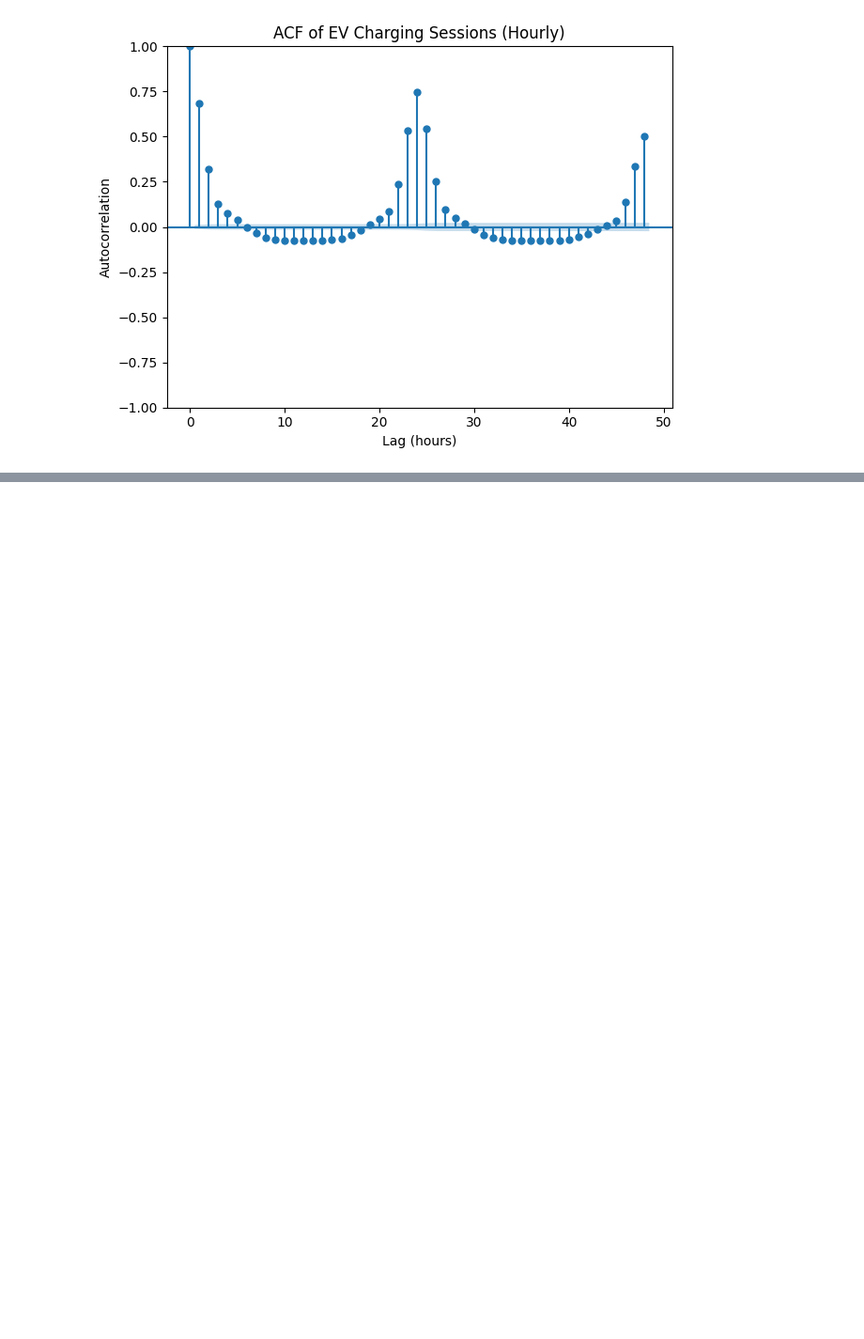
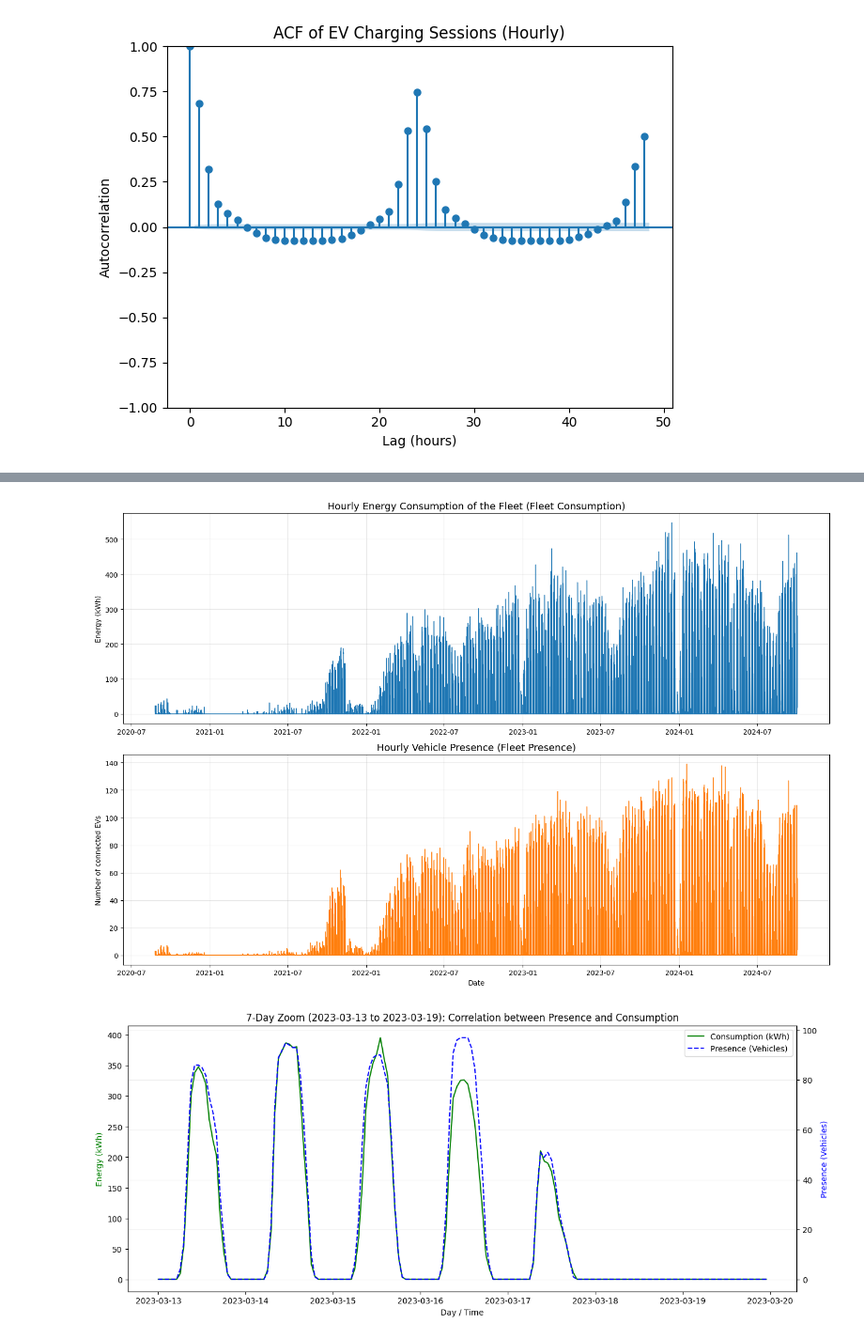
Before and after one commit to ManuCa93/time_series_final, a Jupyter notebook: notebook.ipynb, the cells around one changed output, grey strips where cells are left out. Shown at 94% size. Cells and saved outputs as stored; diff of their text form; code cells hidden in the pictures; blank space fills up the shorter version.

```diff
--- a/notebook.ipynb
+++ b/notebook.ipynb
@@ -189,0 +294,51 @@ plt.show()
+# %%
+# Set visual style
+plt.figure(figsize=(15, 10))
+
+# --- GRAPH 1: Total Fleet Energy Consumption (kWh) ---
+plt.subplot(2, 1, 1)
+plt.plot(fleet_ts.index, fleet_ts['consumption'], color='tab:blue', linewidth=1)
+plt.title('Hourly Energy Consumption of the Fleet (Fleet Consumption)', fontsize=14)
+plt.ylabel('Energy (kWh)')
+plt.grid(True, alpha=0.3)
+
+# --- GRAPH 2: Vehicle Presence (Presence) ---
+plt.subplot(2, 1, 2)
+plt.plot(fleet_ts.index, fleet_ts['presence'], color='tab:orange', linewidth=1)
+plt.title('Hourly Vehicle Presence (Fleet Presence)', fontsize=14)
+plt.ylabel('Number of connected EVs')
+plt.xlabel('Date')
+plt.grid(True, alpha=0.3)
+
+plt.tight_layout()
+plt.show()
+
+# --- ZOOM: Representative week in March 2023 ---
+# Selecting a standard week: Monday, March 13th to Sunday, March 19th, 2023
+start_date = '2023-03-13'
+end_date = '2023-03-19'
+sample_week = fleet_ts.loc[start_date:end_date]
+
+fig, ax1 = plt.subplots(figsize=(15, 6))
+
+ax2 = ax1.twinx()
+# Plotting Consumption on the primary Y-axis (left)
+ax1.plot(sample_week.index, sample_week['consumption'], 'g-', label='Consumption (kWh)')
+# Plotting Presence on the secondary Y-axis (right)
+ax2.plot(sample_week.index, sample_week['presence'], 'b--', label='Presence (Vehicles)')
+
+ax1.set_xlabel('Day / Time')
+ax1.set_ylabel('Energy (kWh)', color='g')
+ax2.set_ylabel('Presence (Vehicles)', color='b')
+plt.title(f'7-Day Zoom ({start_date} to {end_date}): Correlation between Presence and Consumption')
+plt.grid(True, alpha=0.2)
+
+# Combining legends from both axes
+lines, labels = ax1.get_legend_handles_labels()
+lines2, labels2 = ax2.get_legend_handles_labels()
+ax2.legend(lines + lines2, labels + labels2, loc='upper right')
+
+plt.show()
+# %% [output]
+[figure, added]
+[figure, added]
```
Also changed, not shown: parts of 12 cells of this notebook, 1 other file.
